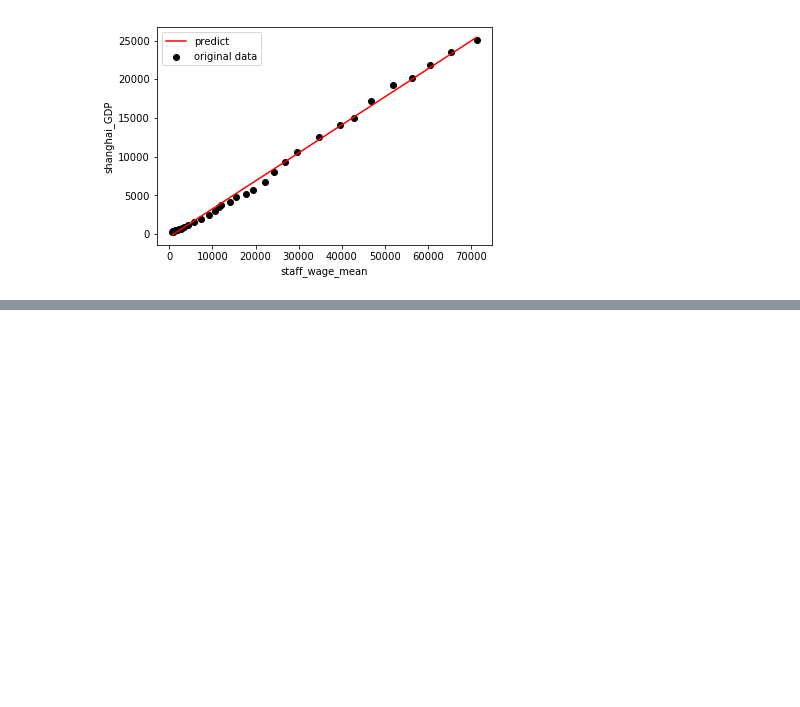
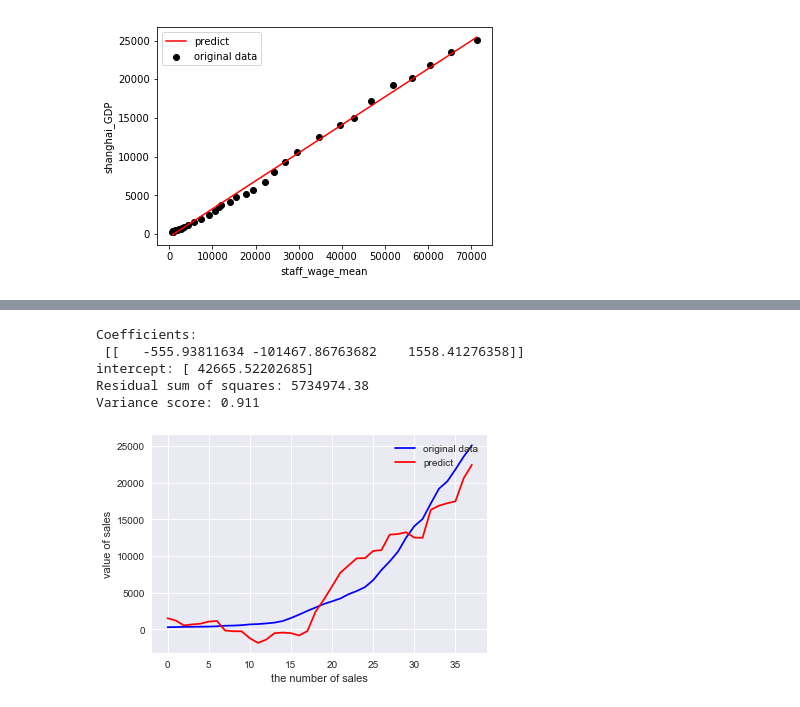
Before and after one commit to vitormeriat/meriat-ml-notes, a Jupyter notebook: 01-concepts/linear-regression.ipynb, the cells around one changed output, grey strips where cells are left out. Saved outputs shown, nothing was run; the diff lists cells and outputs as text; code cells hidden in the pictures; blank space fills up the shorter version.

```diff
--- a/01-concepts/linear-regression.ipynb
+++ b/01-concepts/linear-regression.ipynb
@@ -569,0 +670,12 @@ plt.ylabel('value of sales')
+# %%
+data['house_popula_mean_1_&_cpi_square'] = data.house_popula_mean_1*data.cpi
+feature = [x for x in data.columns if x not in ['year', 'shanghai_GDP', 'house_popula_mean']]
+X_train, X_test, y_train, y_test = train_test_split(data[feature], data[target], test_size=0.25, random_state=27)
+lr_fit_predict(X_train, X_test, y_train, y_test)
+# %% [output]
+Coefficients:
+ [[   -555.93811634 -101467.86763682    1558.41276358]]
+intercept: [ 42665.52202685]
+Residual sum of squares: 5734974.38
+Variance score: 0.911
+[figure, added]
```
Also changed, not shown: parts of 17 cells of this notebook.
